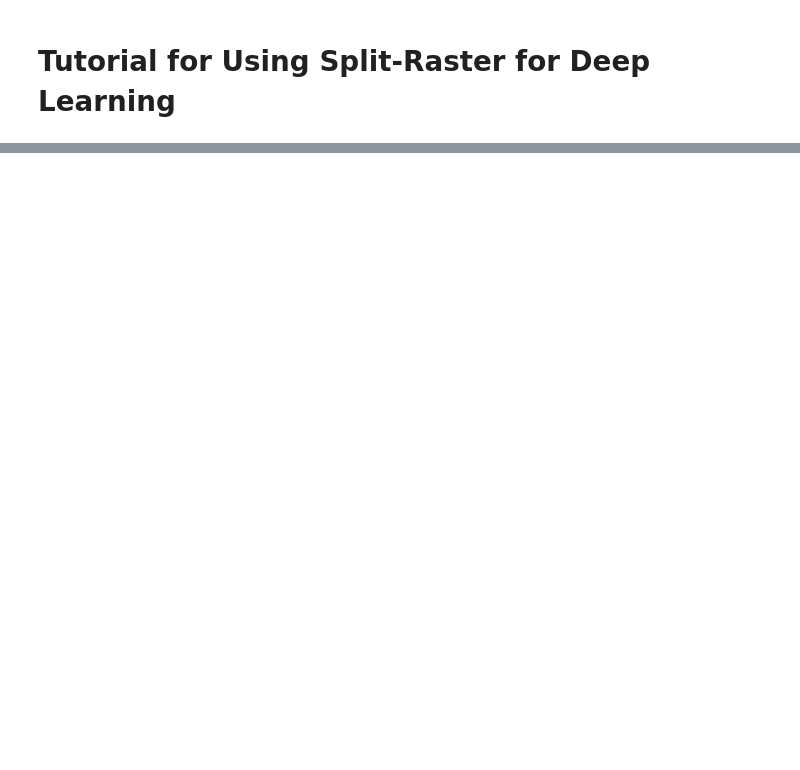
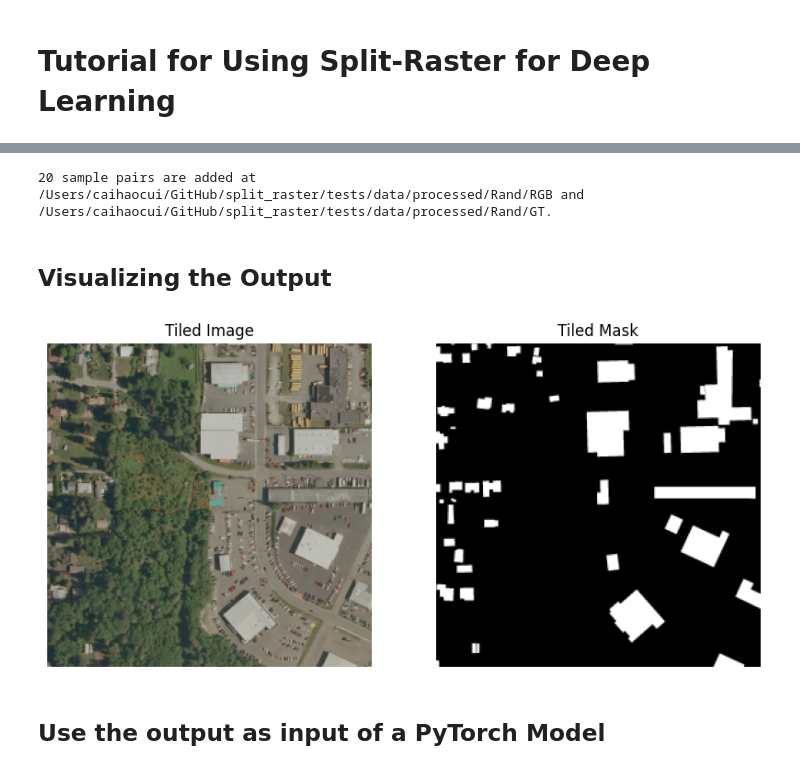
Before and after one commit to cuicaihao/split_raster, a Jupyter notebook: notebooks/01_Standard_Image_Tiling.ipynb, the cells around one changed output, grey strips where cells are left out. Cells and saved outputs as stored; diff of their text form; code cells hidden in the pictures; blank space fills up the shorter version.

```diff
--- a/notebooks/Tutorial.ipynb
+++ b/notebooks/01_Standard_Image_Tiling.ipynb
@@ -221,0 +17,13 @@ With the DataLoader, we can start working on train the deep learning model.
+# %%
+import platform
+import shutil
+import sys
+from pathlib import Path
+
+print(f"Python version: {sys.version}")
+print(f"Platform: {platform.platform()}")
+
+BASE_DIR = Path().resolve().parent
+DATA_DIR = BASE_DIR / "tests" / "data"
+# print(f"Base Directory: {BASE_DIR}")
+# print(f"Data Directory: {DATA_DIR}")
@@ -221,0 +90,48 @@ With the DataLoader, we can start working on train the deep learning model.
+# %%
+input_save_path = str(DATA_DIR / "processed" / "Rand" / "RGB")
+gt_save_path = str(DATA_DIR / "processed" / "Rand" / "GT")
+
+n = io.random_crop_image(
+    input_image_path,
+    input_save_path,
+    gt_image_path,
+    gt_save_path,
+    crop_size=256,
+    crop_number=20,
+    img_ext=".png",
+    label_ext=".png",
+    overwrite=True,
+)
+
+print(f"{n} sample pairs are added at {input_save_path} and {gt_save_path}.")
+# %% [output]
+20 sample pairs are added at /Users/caihaocui/GitHub/split_raster/tests/data/processed/Rand/RGB and /Users/caihaocui/GitHub/split_raster/tests/data/processed/Rand/GT.
+# %% [markdown]
+## Visualizing the Output
+# %%
+import matplotlib.pyplot as plt
+import numpy as np
+from skimage.io import imread
+
+
+def plot_pair(img_path, mask_path, title="Sample"):
+    img = imread(img_path)
+    mask = imread(mask_path)
+
+    fig, ax = plt.subplots(1, 2, figsize=(10, 5))
+    ax[0].imshow(img)
+    ax[0].set_title(f"{title} Image")
+    ax[0].axis("off")
+
+    ax[1].imshow(mask, cmap="gray")
+    ax[1].set_title(f"{title} Mask")
+    ax[1].axis("off")
+    plt.show()
+
+
+sample_idx = "0001.png"
+plot_pair(Path(save_path) / sample_idx, Path(save_path_gt) / sample_idx, title="Tiled")
+# %% [output]
+[figure, added]
+# %% [markdown]
+## Use the output as input of a PyTorch Model
```
Also changed, not shown: parts of 35 cells of this notebook, 40 other files.
